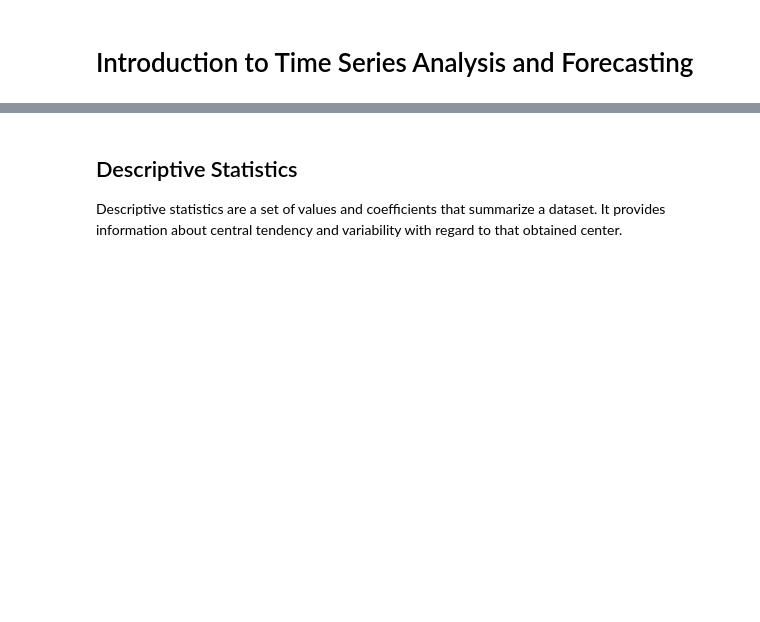
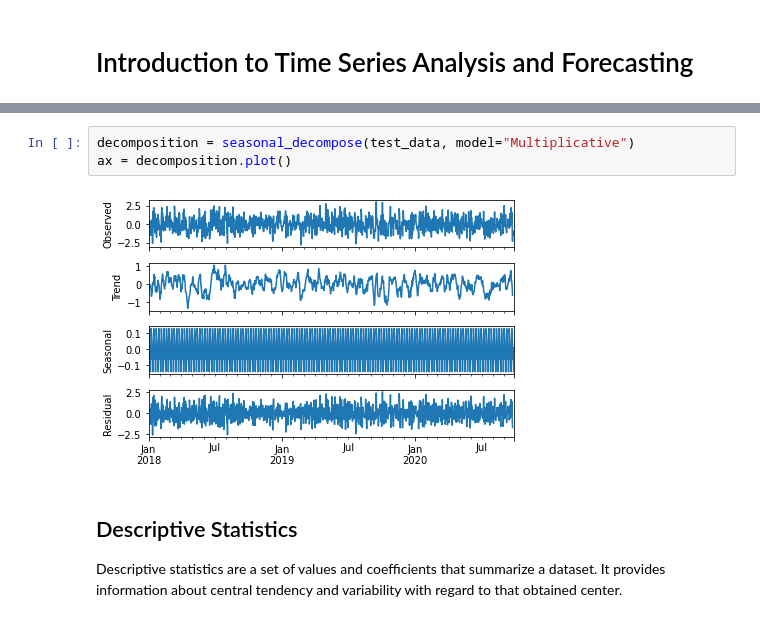
Before and after one commit to couzhei/tsa-and-forecasting, a Jupyter notebook: 1.intro.ipynb, the cells around one changed output, grey strips where cells are left out. Saved outputs shown, nothing was run; the diff lists cells and outputs as text; blank space fills up the shorter version.

```diff
--- a/1.intro.ipynb
+++ b/1.intro.ipynb
@@ -14,3 +35,8 @@ import statsmodels.api as sm
+# %%
+decomposition = seasonal_decompose(test_data, model="Multiplicative")
+ax = decomposition.plot()
+# %% [output]
+[figure, added]
 # %% [markdown]
 ## Descriptive Statistics
 
```
Also changed, not shown: parts of 3 cells of this notebook.
